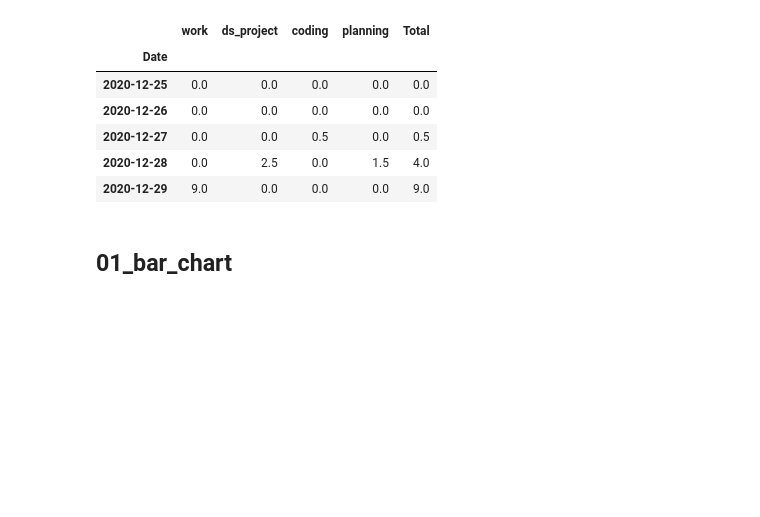
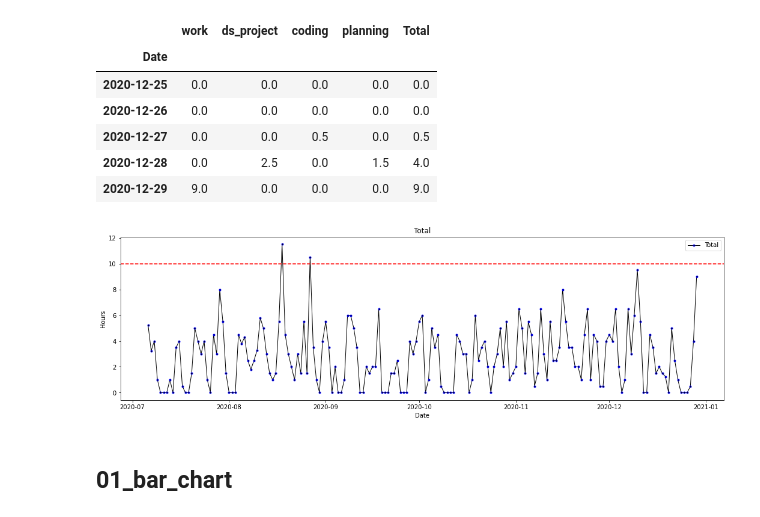
Before and after one commit to krystinli/Time_Management, a Jupyter notebook: plotting/basic_ts_plot.ipynb, the cells around one changed output. Saved outputs shown, nothing was run; the diff lists cells and outputs as text; code cells hidden in the pictures; blank space fills up the shorter version.

Commit message:
add a target line to all plots

```diff
--- a/plotting/basic_ts_plot.ipynb
+++ b/plotting/basic_ts_plot.ipynb
@@ -18,6 +18,33 @@ data.tail()
 | 2020-12-27 | 0.0 | 0.0 | 0.5 | 0.0 | 0.5 |
 | 2020-12-28 | 0.0 | 2.5 | 0.0 | 1.5 | 4.0 |
 | 2020-12-29 | 9.0 | 0.0 | 0.0 | 0.0 | 9.0 |
+# %%
+def plot_static(data, colname, color, target):
+    """
+    plot column
+    save it under img/
+    """
+    fig, ax = plt.subplots()
+    fig.set_size_inches(18, 5) # img size
+
+    ax.plot(colname,
+        data = data,
+        color = "black",
+        linewidth = 1,
+        marker = 'o',
+        markeredgecolor = color,
+        markersize = 3,)
+
+    ax.set(xlabel = "Date",
+           ylabel = "Hours",
+           title = colname)
+
+    plt.axhline(y=target, color='r', linestyle='dashed')
+    plt.legend()
+
+plot_static(data, "Total", "blue", 10)
+# %% [output]
+[figure, added]
 # %% [markdown]
 ## 01_bar_chart
 # %%
```
Also changed, not shown: 6 other files.
